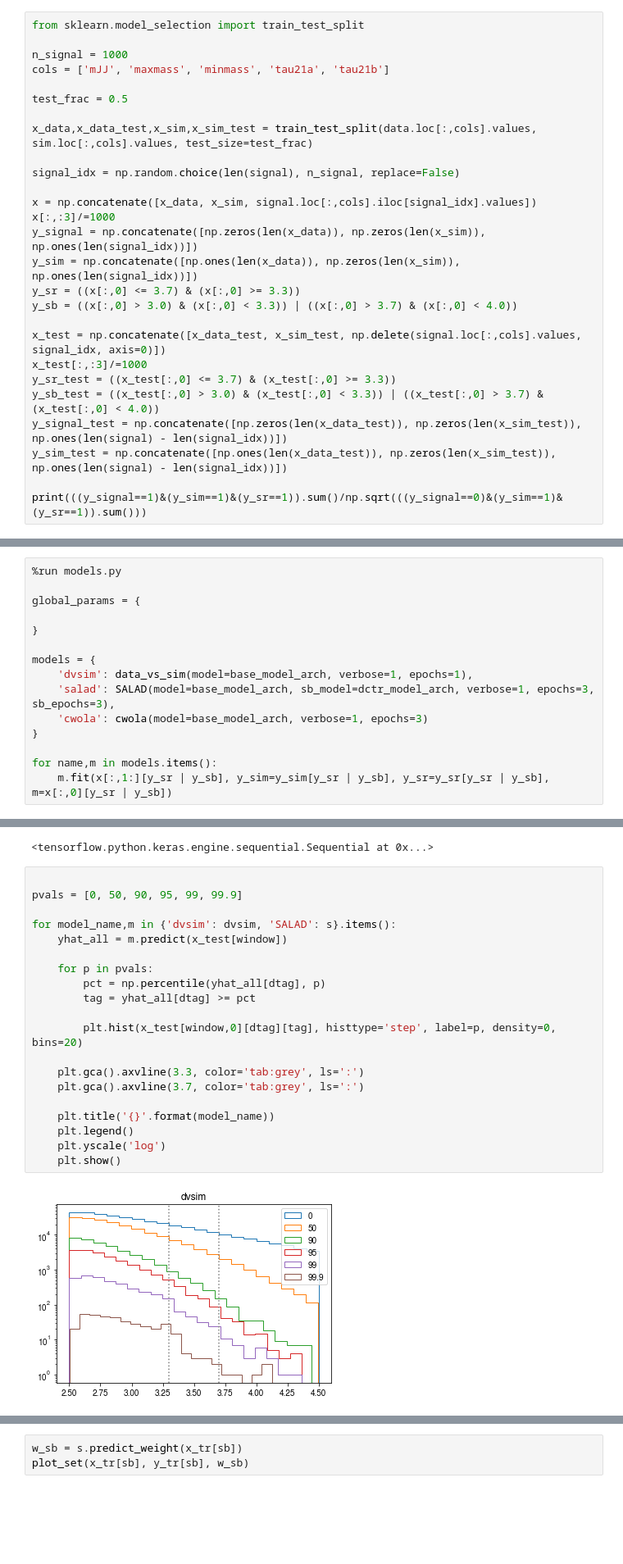
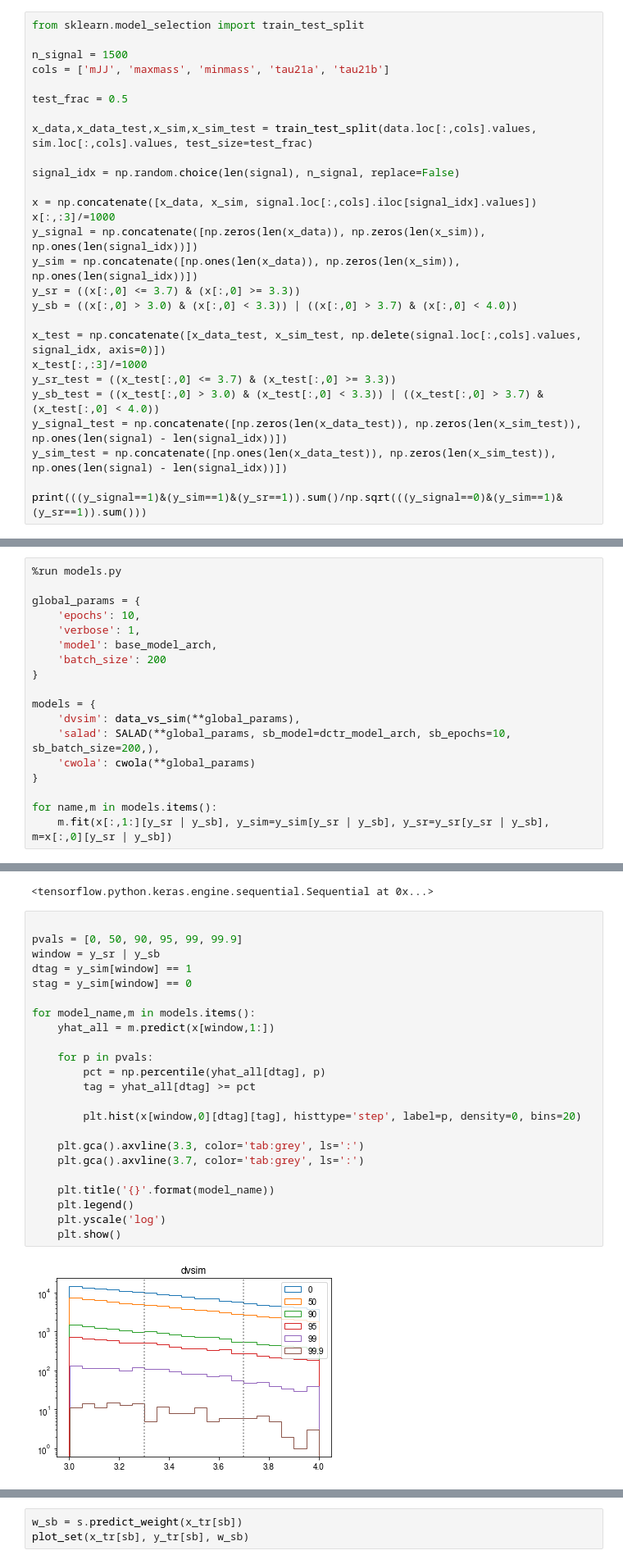
Before and after one commit to luclepot/anomaly_detection_models, a Jupyter notebook: test.ipynb, the cells around one changed output, grey strips where cells are left out. Shown at 82% size. Drawn from its saved outputs; the diff is of its cells as text; blank space fills up the shorter version.

```diff
--- a/test.ipynb
+++ b/test.ipynb
@@ -20,7 +20,7 @@ the best way to do this is to specify a training and testing version of the feat
 # %%
 from sklearn.model_selection import train_test_split
 
-n_signal = 1000
+n_signal = 1500
 cols = ['mJJ', 'maxmass', 'minmass', 'tau21a', 'tau21b']
 
 test_frac = 0.5
@@ -68,13 +68,16 @@ base_model_arch = base_model.to_json()
 %run models.py
 
 global_params = {
-
+    'epochs': 10,
+    'verbose': 1,
+    'model': base_model_arch,
+    'batch_size': 200
 }
 
 models = {
-    'dvsim': data_vs_sim(model=base_model_arch, verbose=1, epochs=1),
-    'salad': SALAD(model=base_model_arch, sb_model=dctr_model_arch, verbose=1, epochs=3, sb_epochs=3),
-    'cwola': cwola(model=base_model_arch, verbose=1, epochs=3)
+    'dvsim': data_vs_sim(**global_params),
+    'salad': SALAD(**global_params, sb_model=dctr_model_arch, sb_epochs=10, sb_batch_size=200,),
+    'cwola': cwola(**global_params)
 }
 
 for name,m in models.items():
@@ -183,22 +207,25 @@ snew.sr_model
 # %%
 
 pvals = [0, 50, 90, 95, 99, 99.9]
+window = y_sr | y_sb
+dtag = y_sim[window] == 1
+stag = y_sim[window] == 0
 
-for model_name,m in {'dvsim': dvsim, 'SALAD': s}.items():
-    yhat_all = m.predict(x_test[window])
+for model_name,m in models.items():
+    yhat_all = m.predict(x[window,1:])
 
     for p in pvals:
         pct = np.percentile(yhat_all[dtag], p)
         tag = yhat_all[dtag] >= pct
 
-        plt.hist(x_test[window,0][dtag][tag], histtype='step', label=p, density=0, bins=20)
+        plt.hist(x[window,0][dtag][tag], histtype='step', label=p, density=0, bins=20)
 
     plt.gca().axvline(3.3, color='tab:grey', ls=':')
     plt.gca().axvline(3.7, color='tab:grey', ls=':')
 
     plt.title('{}'.format(model_name))
     plt.legend()
     plt.yscale('log')
     plt.show()
 # %% [output]
-[figure, old version]
+[figure, new version]
```
Also changed, not shown: parts of 15 cells of this notebook, 1 other file.
